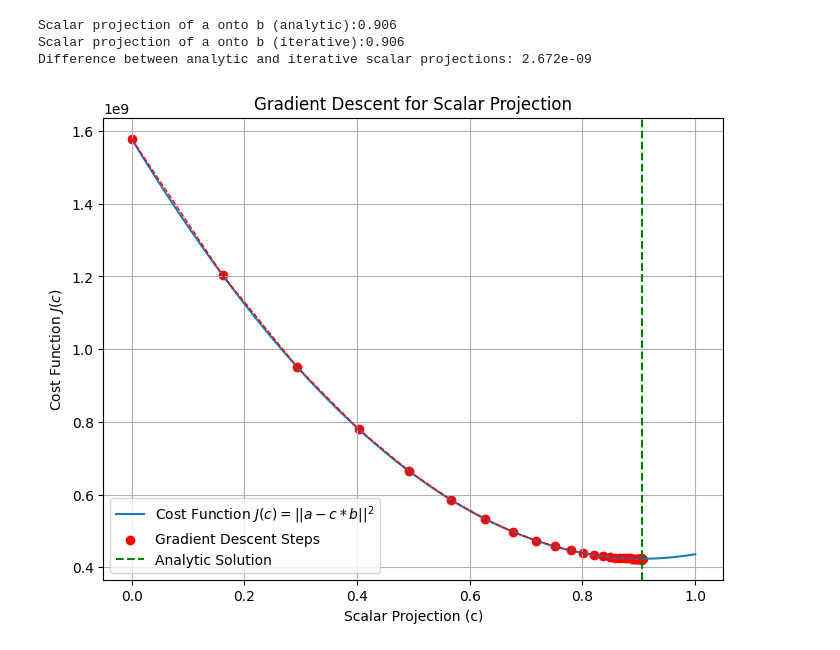
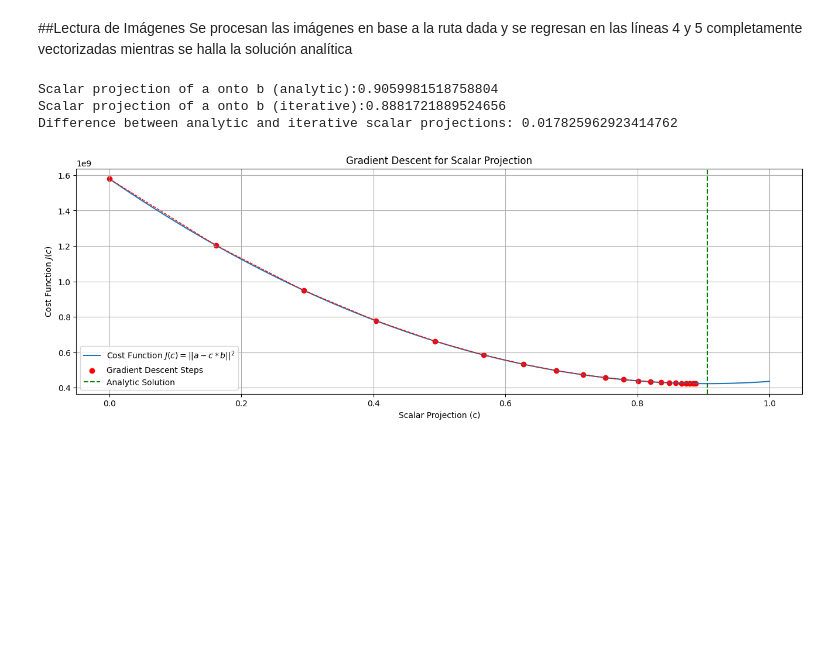
Before and after one commit to FelipeFerAl/TAM-2025-2, a Jupyter notebook: ClassExercises/TAM_040925.ipynb, the cells around one changed output. Saved outputs shown, nothing was run; the diff lists cells and outputs as text; code cells hidden in the pictures; blank space fills up the shorter version.

```diff
--- a/ClassExercises/TAM_040925.ipynb
+++ b/ClassExercises/TAM_040925.ipynb
@@ -69,12 +42,12 @@ scalar_projection_history = [scalar_projection_iterative] # Store initial value
 learning_rate = 0.01
 
 # 3. Define number of iterations
-num_iterations = 100
+num_iterations = 10     #Reduced
 
 # 4. Implement the loop
 for i in range(num_iterations):
   # 5. Calculate the gradient of the cost function
-  gradient = -2 * np.dot((vector_a - scalar_projection_iterative * vector_b), vector_b)
+  gradient = -2 * (np.dot(vector_a, vector_b) - scalar_projection_iterative * np.dot(vector_b, vector_b))
 
   # 6. Update scalar_projection_iterative
   scalar_projection_iterative = scalar_projection_iterative - learning_rate * gradient
@@ -88,5 +61,4 @@ vector_projection_iterative = scalar_projection_iterative * vector_b
 
 # 9. Print the results
 print("\nScalar projection of a onto b (iterative):", scalar_projection_iterative)
-print("Vector projection of a onto b (iterative):", vector_projection_iterative)
 # %% [output]
@@ -236,4 +183,7 @@ def image_processing(path, size=(200,200)):
   return vec
+# %% [markdown]
+##Lectura de Imágenes
+Se procesan las imágenes en base a la ruta dada y se regresan en las líneas 4 y 5 completamente vectorizadas mientras se halla la solución analítica
 # %%
 imagen1 = '/content/TAM-2025-2/FastWorks/Task1Images/Task2.1.png'
 imagen2 = '/content/TAM-2025-2/FastWorks/Task1Images/Task2.2.png'
@@ -251,66 +198,57 @@ vector_projection_analytic = scalar_projection * vec2
 # %%
-# 1. Initialize scalar_projection_iterative and a list to store the history
 scalar_projection_iterative = 0.0
 scalar_projection_history = [scalar_projection_iterative] # Store initial value
 
-# 2. Define learning rate
 learning_rate = 0.1 / (np.linalg.norm(vec1, 2) ** 2)
 
-# 3. Define number of iterations
-num_iterations = 100
+num_iterations = 20
 
-# 4. Implement the loop
 for i in range(num_iterations):
-  # 5. Calculate the gradient of the cost function
   gradient = -2 * np.dot((vec1 - scalar_projection_iterative * vec2), vec2)
 
-  # 6. Update scalar_projection_iterative
   scalar_projection_iterative = scalar_projection_iterative - learning_rate * gradient
 
-  # 7. Store the updated scalar projection
   scalar_projection_history.append(scalar_projection_iterative)
 
 
-# 8. Calculate the iterative vector projection
 vector_projection_iterative = scalar_projection_iterative * vec2
 
-# 9. Calculate difference between both solutions
 scalar_difference = scalar_projection - scalar_projection_iterative
 # %%
-print(f"Scalar projection of a onto b (analytic):{scalar_projection:.4}")
-print(f"Scalar projection of a onto b (iterative):{scalar_projection_iterative:.4}")
-print(f"Difference between analytic and iterative scalar projections: {scalar_difference:.4}")
+print(f"Scalar projection of a onto b (analytic):{scalar_projection}")
+print(f"Scalar projection of a onto b (iterative):{scalar_projection_iterative}")
+print(f"Difference between analytic and iterative scalar projections: {scalar_difference}")
 # %% [output]
-Scalar projection of a onto b (analytic):0.906
-Scalar projection of a onto b (iterative):0.906
-Difference between analytic and iterative scalar projections: 2.672e-09
+Scalar projection of a onto b (analytic):0.9059981518758804
+Scalar projection of a onto b (iterative):0.8881721889524656
+Difference between analytic and iterative scalar projections: 0.017825962923414762
 # %%
 # Define the cost function J(c) = ||a - c*b||^2
 def cost_function(c, a, b):
   return np.sum((a - c * b)**2)
 
 # Generate a range of scalar values 'c' to plot the cost function
 c_values = np.linspace(0, 1, 100)  # Adjust the range as needed
 cost_values = [cost_function(c, vec1, vec2) for c in c_values]
 
 # Plot the cost function
-plt.figure(figsize=(8, 6))
+plt.figure(figsize=(16, 5))
 plt.plot(c_values, cost_values, label='Cost Function $J(c) = ||a - c*b||^2$')
 
 # Plot the gradient descent trajectory
 plt.scatter(scalar_projection_history, [cost_function(c, vec1, vec2) for c in scalar_projection_history], color='red', label='Gradient Descent Steps')
 plt.plot(scalar_projection_history, [cost_function(c, vec1, vec2) for c in scalar_projection_history], color='red', linestyle='--', linewidth=1)
 
 
 # Mark the analytic solution on the plot
 plt.axvline(x=scalar_projection, color='green', linestyle='--', label='Analytic Solution')
 
 # Add labels and title
 plt.xlabel('Scalar Projection (c)')
 plt.ylabel('Cost Function $J(c)$')
 plt.title('Gradient Descent for Scalar Projection')
 plt.legend()
 plt.grid(True)
 plt.show()
 # %% [output]
-[figure, old version]
+[figure, new version]
```
Also changed, not shown: parts of 27 cells of this notebook.
